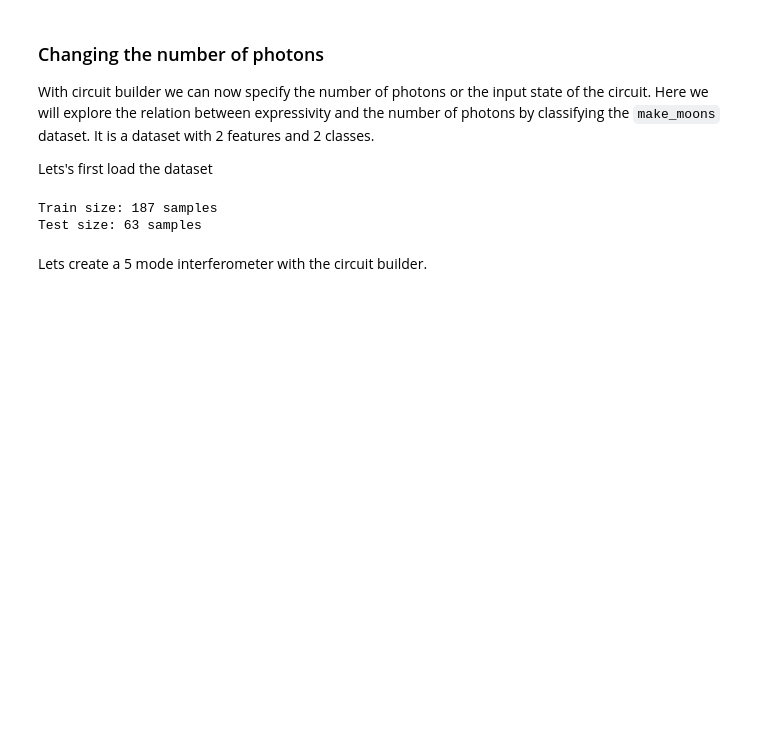
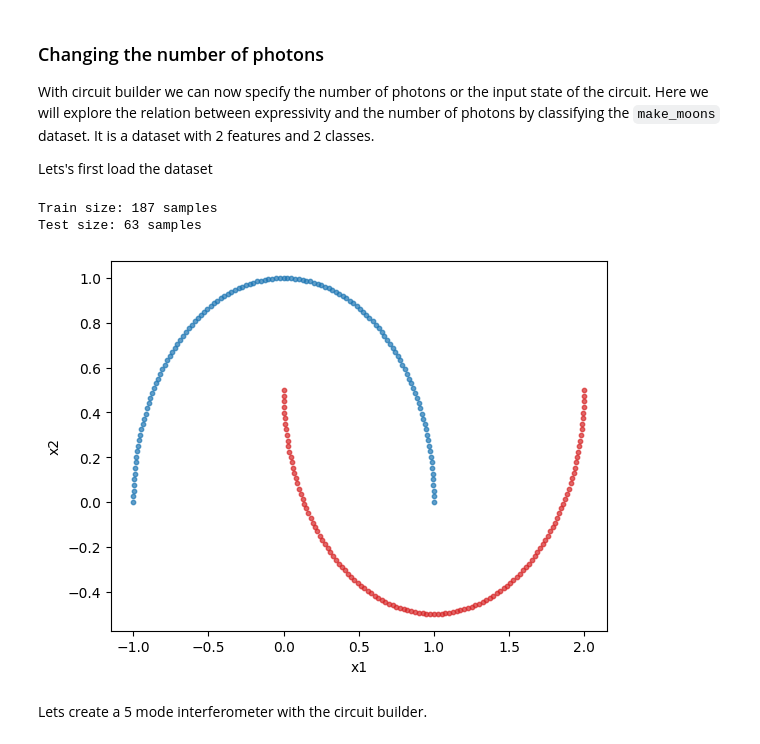
Before and after one commit to mosh3eb/merlin, a Jupyter notebook: docs/source/notebooks/FromSimpleToBuilder.ipynb, the cells around one changed output. Saved outputs shown, nothing was run; the diff lists cells and outputs as text; code cells hidden in the pictures; blank space fills up the shorter version.

```diff
--- a/docs/source/notebooks/FromSimpleToBuilder.ipynb
+++ b/docs/source/notebooks/FromSimpleToBuilder.ipynb
@@ -206,31 +206,51 @@ Lets's first load the dataset
 # %%
 digits = make_moons(n_samples=250)
 X = digits[0]
 y = digits[1]
 
 X_train, X_test, y_train, y_test = train_test_split(
     X,
     y,
     test_size=0.25,
     stratify=y,
     random_state=42,
 )
 
 X_train = torch.tensor(X_train, dtype=torch.float32)
 X_test = torch.tensor(X_test, dtype=torch.float32)
 y_train = torch.tensor(y_train, dtype=torch.long)
 y_test = torch.tensor(y_test, dtype=torch.long)
 
 mean = X_train.mean(dim=0, keepdim=True)
 std = X_train.std(dim=0, keepdim=True).clamp_min(1e-6)
 X_train = (X_train - mean) / std
 X_test = (X_test - mean) / std
 
 print(f"Train size: {X_train.shape[0]} samples")
 print(f"Test size: {X_test.shape[0]} samples")
+
+#Plotting the dataset
+class_1=[]
+class_2=[]
+
+for features,label in zip(X,y):
+    if label==0:
+        class_1.append(features)
+    else:
+        class_2.append(features)
+
+class_1=np.array(class_1)
+class_2=np.array(class_2)
+
+plt.scatter(class_1[:, 0], class_1[:, 1], s=10, color="tab:blue", alpha=0.7)
+plt.scatter(class_2[:, 0], class_2[:, 1], s=10, color="tab:red", alpha=0.7)
+plt.xlabel("x1")
+plt.ylabel("x2")
+plt.show()
 # %% [output]
 Train size: 187 samples
 Test size: 63 samples
+[figure, added]
 # %% [markdown]
 Lets create a 5 mode interferometer with the circuit builder.
 # %%
```
Also changed, not shown: parts of 4 cells of this notebook.
